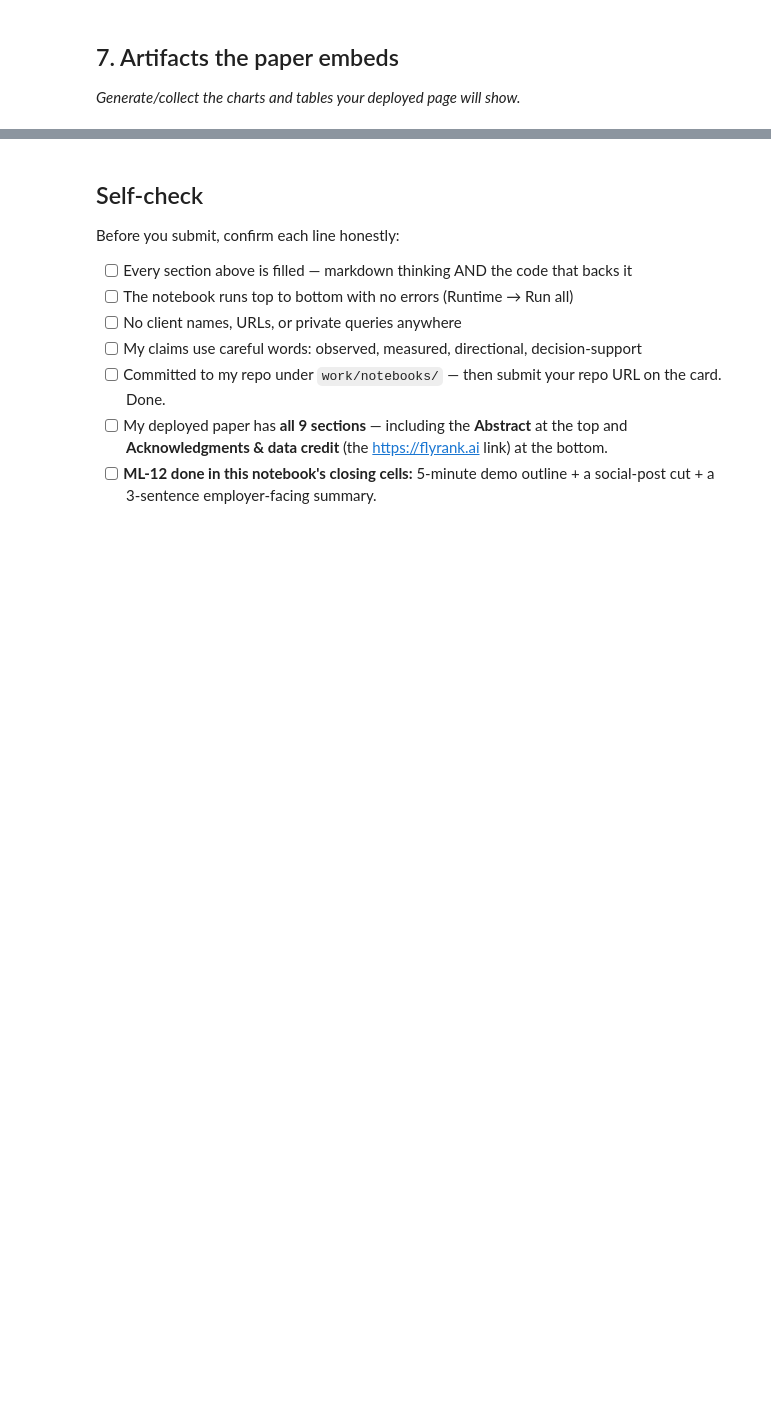
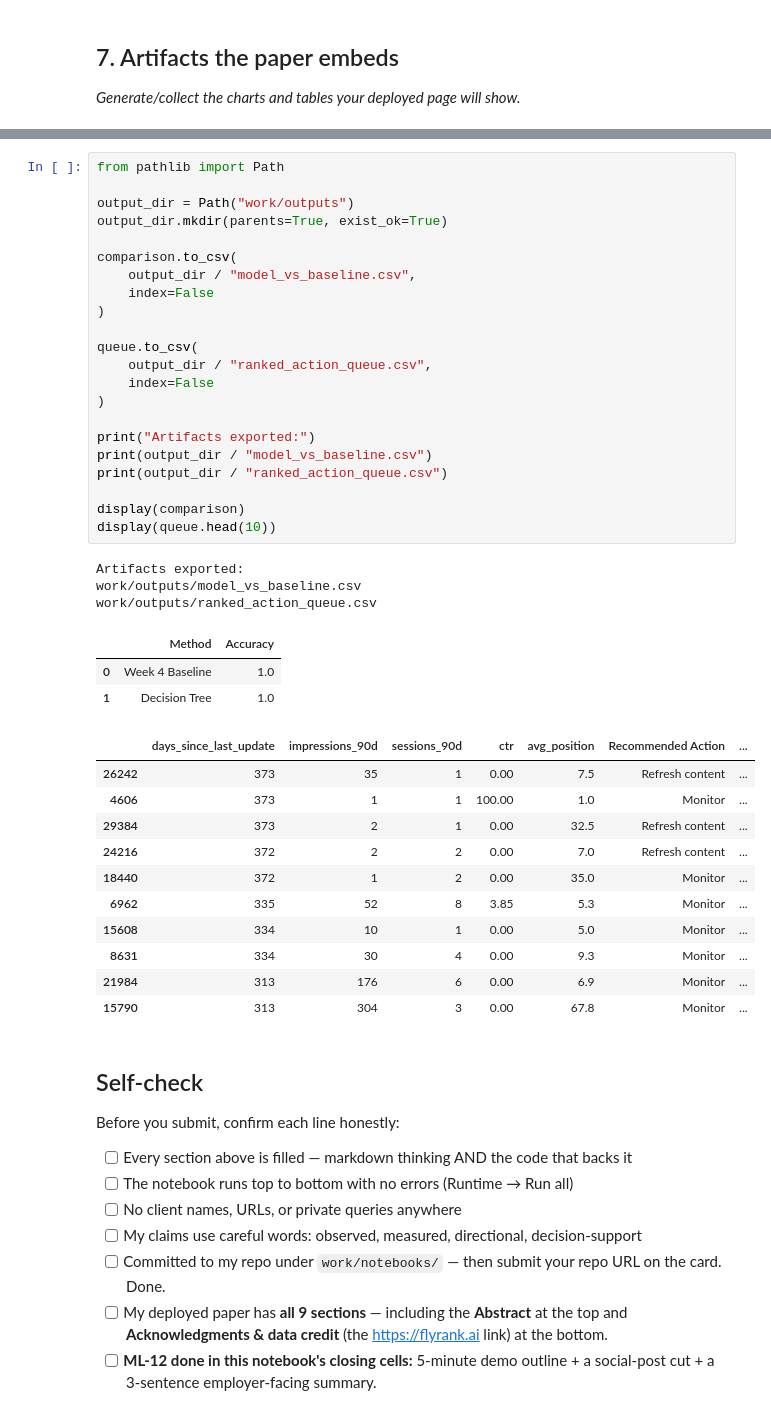
Before and after one commit to maryam884/flyrank-ml-internship, a Jupyter notebook: work/notebooks/capstone.ipynb, the cells around one changed output, grey strips where cells are left out. Saved outputs shown, nothing was run; the diff lists cells and outputs as text; blank space fills up the shorter version.

```diff
--- a/work/notebooks/capstone.ipynb
+++ b/work/notebooks/capstone.ipynb
@@ -37,3 +326,43 @@ This skeleton is yours to fill. Work the sections **in order** — each one has
+# %%
+from pathlib import Path
+
+output_dir = Path("work/outputs")
+output_dir.mkdir(parents=True, exist_ok=True)
+
+comparison.to_csv(
+    output_dir / "model_vs_baseline.csv",
+    index=False
+)
+
+queue.to_csv(
+    output_dir / "ranked_action_queue.csv",
+    index=False
+)
+
+print("Artifacts exported:")
+print(output_dir / "model_vs_baseline.csv")
+print(output_dir / "ranked_action_queue.csv")
+
+display(comparison)
+display(queue.head(10))
+# %% [output]
+Artifacts exported:
+work/outputs/model_vs_baseline.csv
+work/outputs/ranked_action_queue.csv
+|  | Method | Accuracy |
+| 0 | Week 4 Baseline | 1.0 |
+| 1 | Decision Tree | 1.0 |
+|  | days_since_last_update | impressions_90d | sessions_90d | ctr | avg_position | Recommended Action | ... |
+| 26242 | 373 | 35 | 1 | 0.00 | 7.5 | Refresh content | ... |
+| 4606 | 373 | 1 | 1 | 100.00 | 1.0 | Monitor | ... |
+| 29384 | 373 | 2 | 1 | 0.00 | 32.5 | Refresh content | ... |
+| 24216 | 372 | 2 | 2 | 0.00 | 7.0 | Refresh content | ... |
+| 18440 | 372 | 1 | 2 | 0.00 | 35.0 | Monitor | ... |
+| 6962 | 335 | 52 | 8 | 3.85 | 5.3 | Monitor | ... |
+| 15608 | 334 | 10 | 1 | 0.00 | 5.0 | Monitor | ... |
+| 8631 | 334 | 30 | 4 | 0.00 | 9.3 | Monitor | ... |
+| 21984 | 313 | 176 | 6 | 0.00 | 6.9 | Monitor | ... |
+| 15790 | 313 | 304 | 3 | 0.00 | 67.8 | Monitor | ... |
 # %% [markdown]
 ## Self-check
 
```
Also changed, not shown: parts of 14 cells of this notebook.
